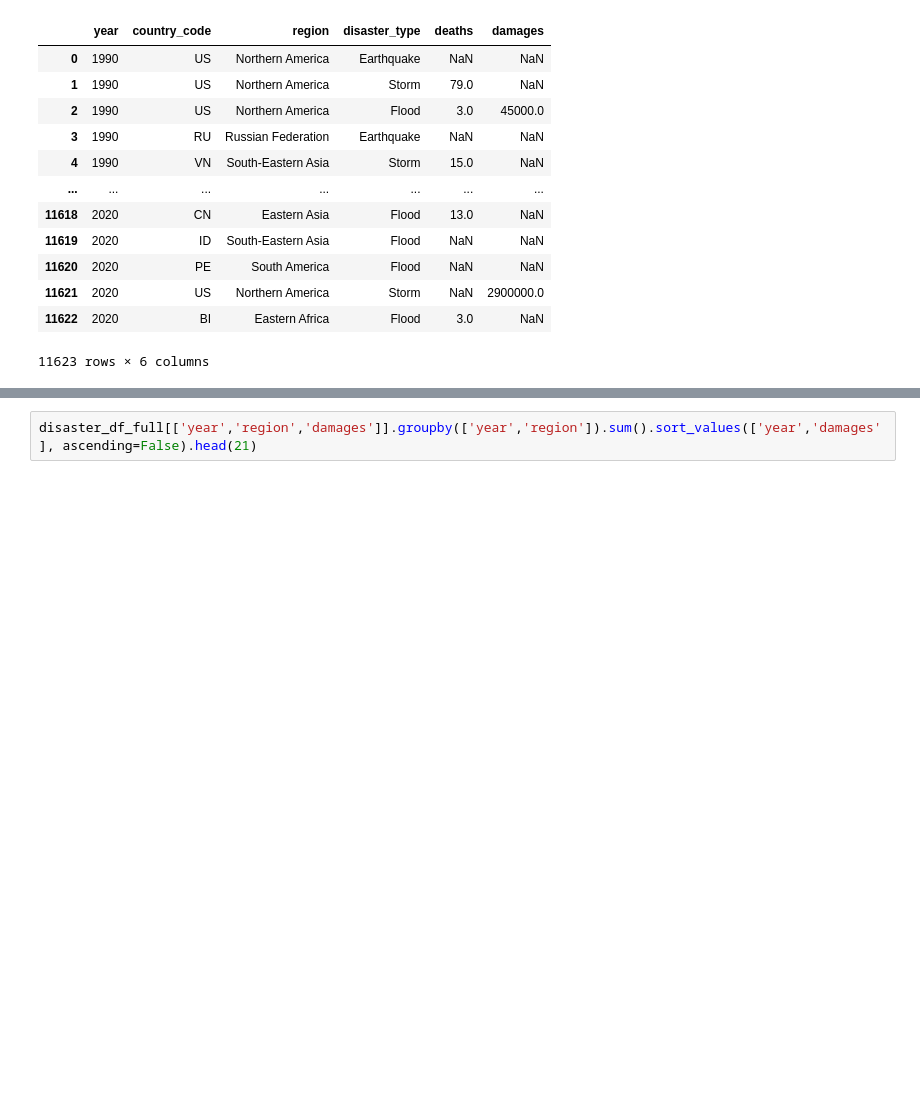
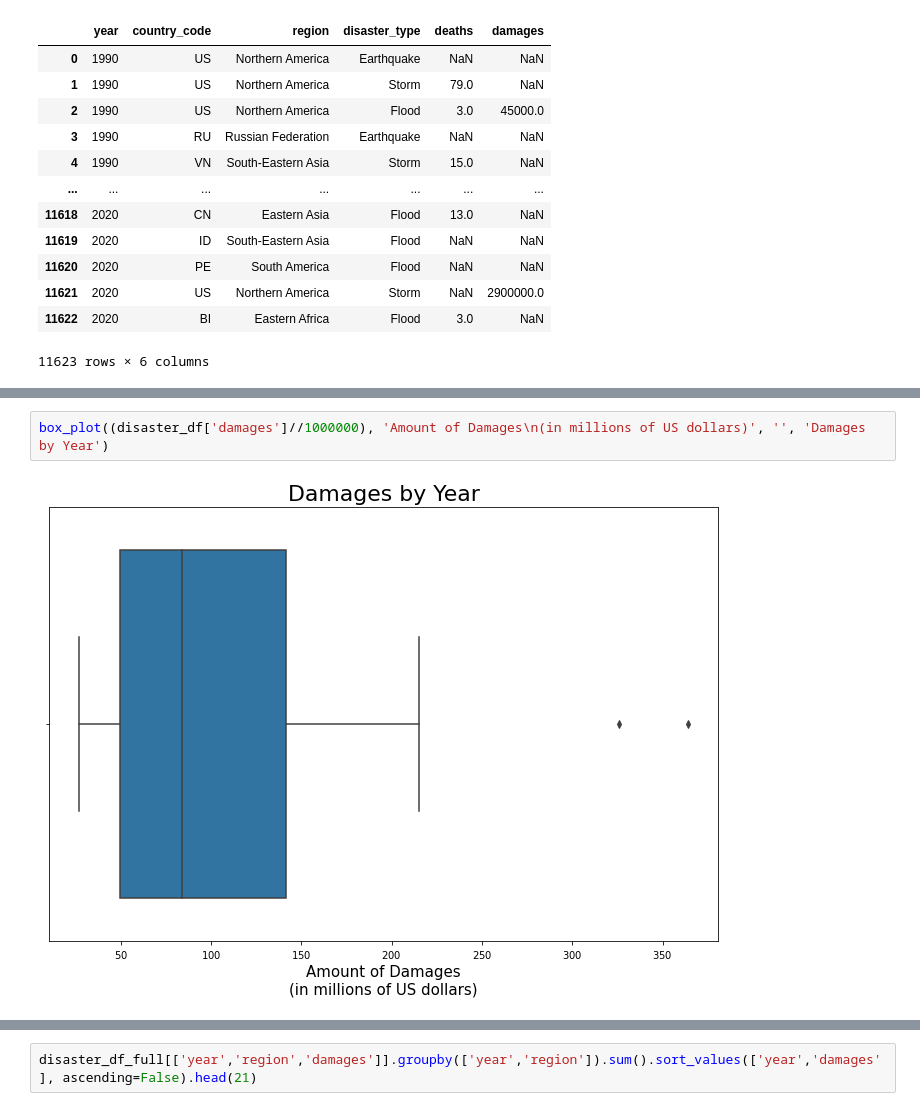
Before and after one commit to theraceblogger/climaster, a Jupyter notebook: analyze_data/analyze.ipynb, the cells around one changed output, grey strips where cells are left out. Drawn from its saved outputs; the diff is of its cells as text; blank space fills up the shorter version.

```diff
--- a/analyze_data/analyze.ipynb
+++ b/analyze_data/analyze.ipynb
@@ -114,0 +159,4 @@ disaster_df_full
+# %%
+box_plot((disaster_df['damages']//1000000), 'Amount of Damages\n(in millions of US dollars)', '', 'Damages by Year')
+# %% [output]
+[figure, added]
```
Also changed, not shown: parts of 40 cells of this notebook.
